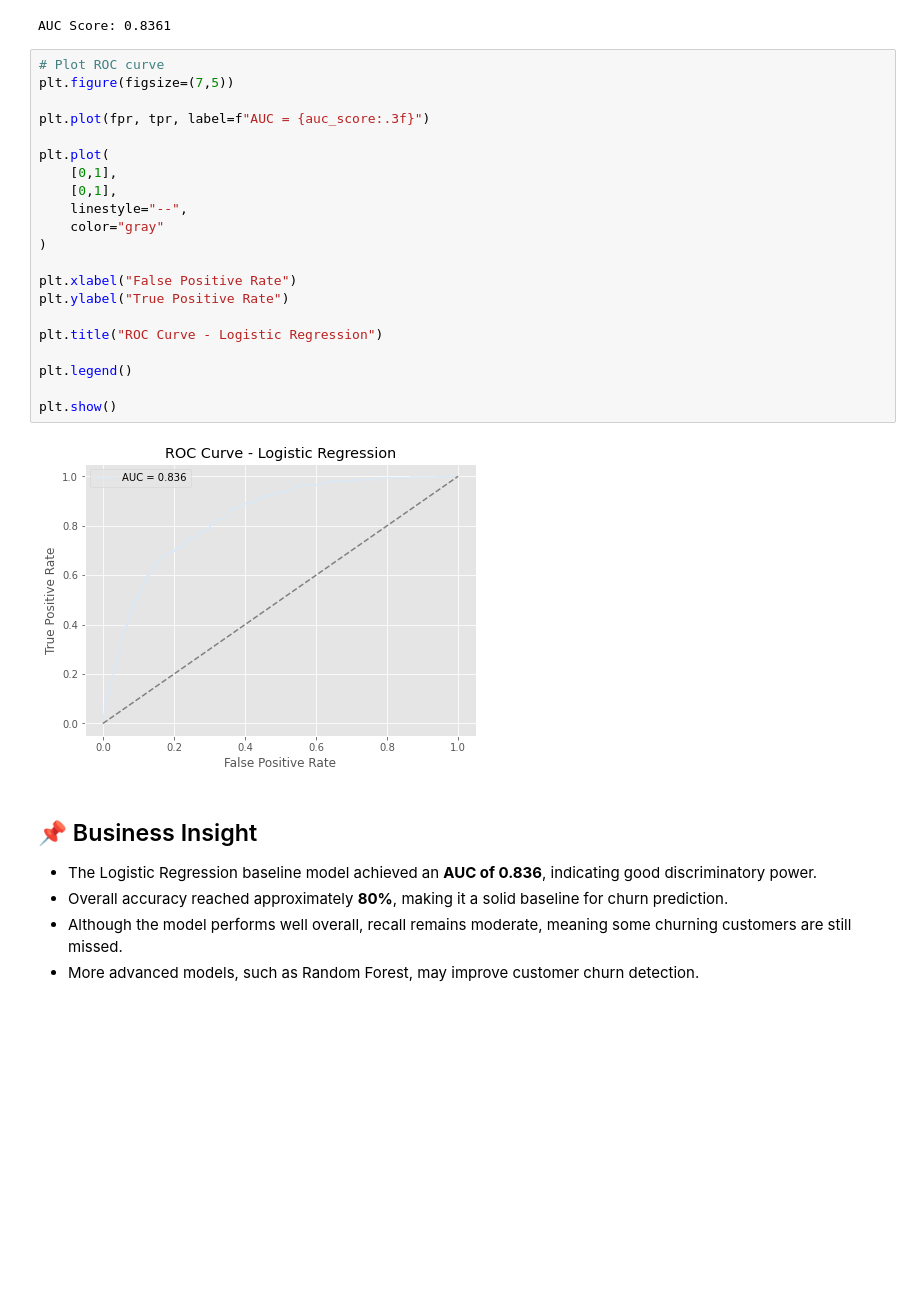
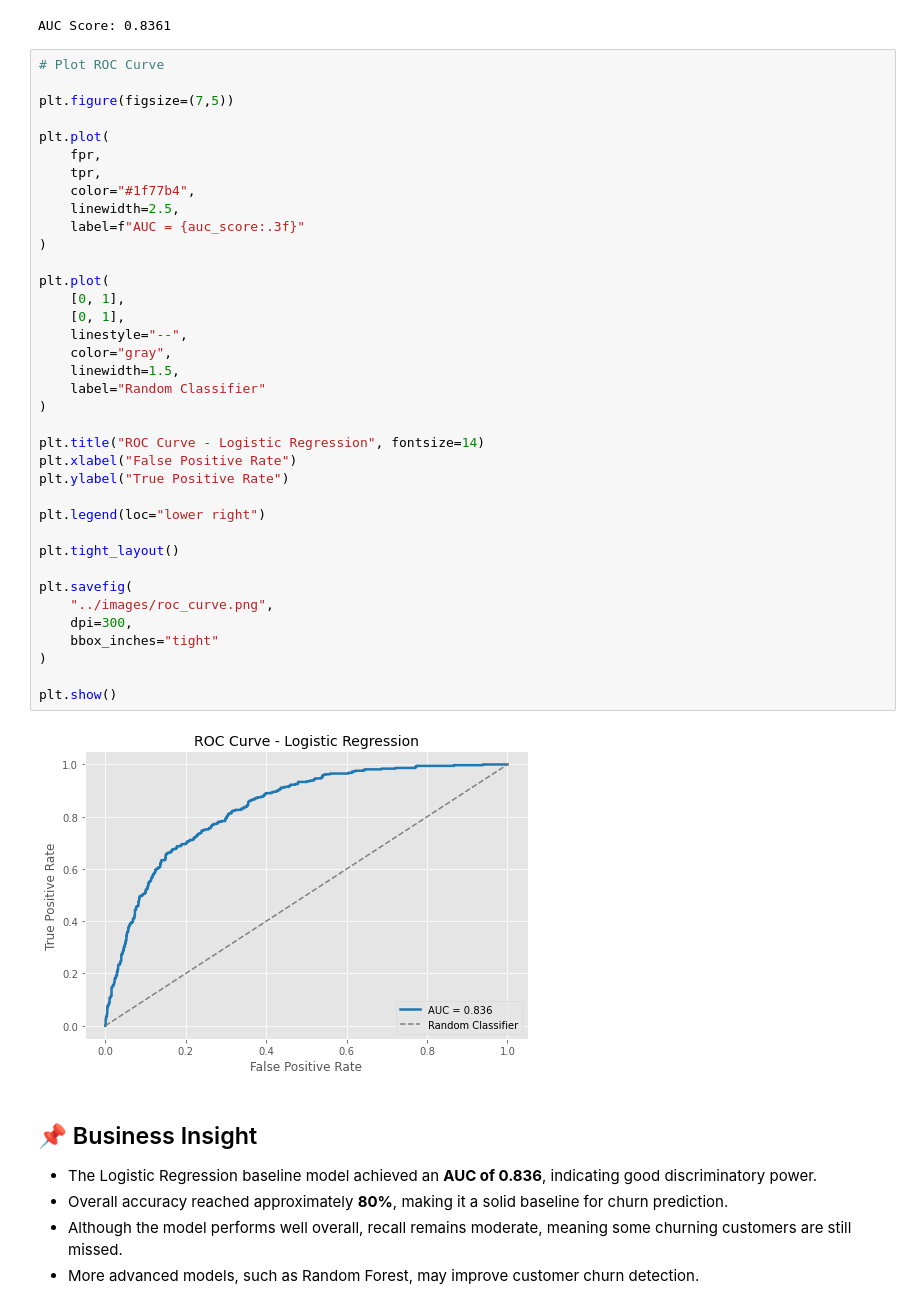
Before and after one commit to PaneloMartin/Project_02_Customer_Churn, a Jupyter notebook: notebooks/02_customer_churn_analysis.ipynb, the cells around one changed output. Saved outputs shown, nothing was run; the diff lists cells and outputs as text; blank space fills up the shorter version.

```diff
--- a/notebooks/02_customer_churn_analysis.ipynb
+++ b/notebooks/02_customer_churn_analysis.ipynb
@@ -946,28 +946,44 @@ print(f"AUC Score: {auc_score:.4f}")
 # %% [output]
 AUC Score: 0.8361
 # %%
-# Plot ROC curve
+# Plot ROC Curve
+
 plt.figure(figsize=(7,5))
 
-plt.plot(fpr, tpr, label=f"AUC = {auc_score:.3f}")
+plt.plot(
+    fpr,
+    tpr,
+    color="#1f77b4",
+    linewidth=2.5,
+    label=f"AUC = {auc_score:.3f}"
+)
 
 plt.plot(
-    [0,1],
-    [0,1],
+    [0, 1],
+    [0, 1],
     linestyle="--",
-    color="gray"
+    color="gray",
+    linewidth=1.5,
+    label="Random Classifier"
 )
 
+plt.title("ROC Curve - Logistic Regression", fontsize=14)
 plt.xlabel("False Positive Rate")
 plt.ylabel("True Positive Rate")
 
-plt.title("ROC Curve - Logistic Regression")
+plt.legend(loc="lower right")
 
-plt.legend()
+plt.tight_layout()
+
+plt.savefig(
+    "../images/roc_curve.png",
+    dpi=300,
+    bbox_inches="tight"
+)
 
 plt.show()
 # %% [output]
-[figure, old version]
+[figure, new version]
 # %% [markdown]
 ## 📌 Business Insight
 
```
Also changed, not shown: parts of 2 cells of this notebook, 3 other files.
